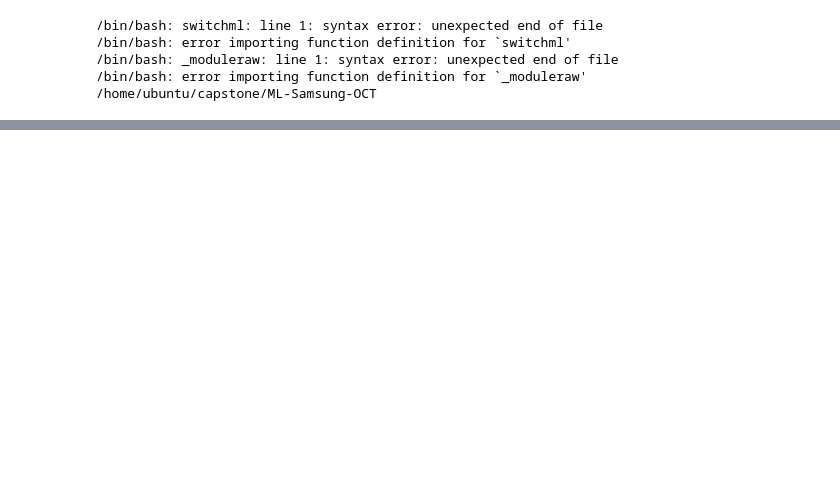
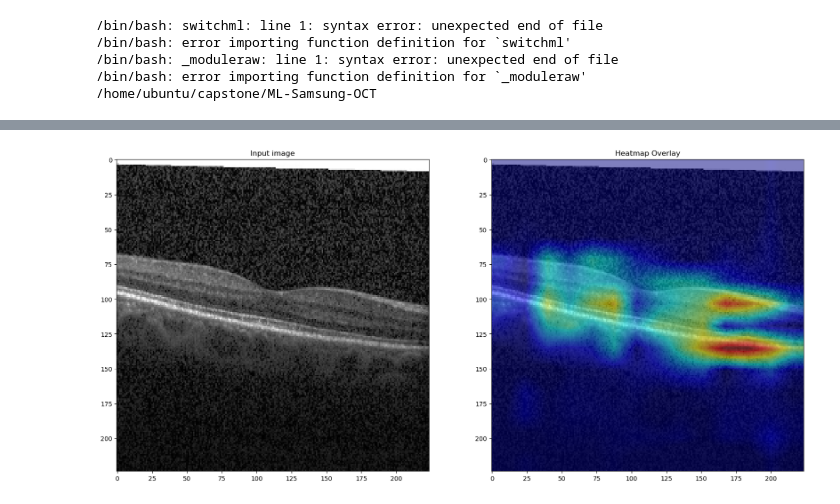
Before and after one commit to anilvangari2005/ML-Samsung-OCT, a Jupyter notebook: visualization.ipynb, the cells around one changed output, grey strips where cells are left out. Drawn from its saved outputs; the diff is of its cells as text; code cells hidden in the pictures; blank space fills up the shorter version.

```diff
--- a/visualization.ipynb
+++ b/visualization.ipynb
@@ -40,0 +57,6 @@ plot_viz(input_img, overlay, heatmap)
+# %%
+# NORMAL
+input_img, overlay, heatmap = create_grad_cam_viz(model, sample_images[3])
+plot_viz(input_img, overlay)
+# %% [output]
+[figure, added]
```
Also changed, not shown: parts of 4 cells of this notebook, 1 other file.
